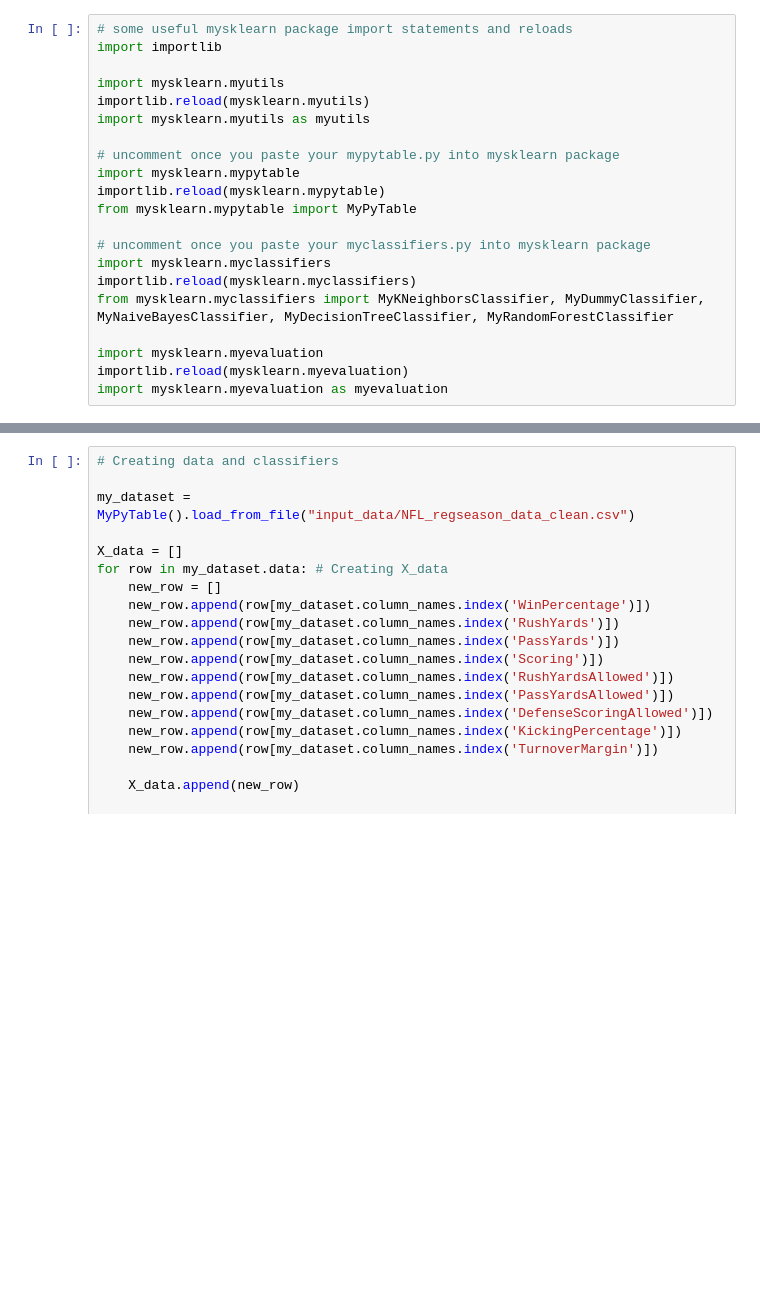
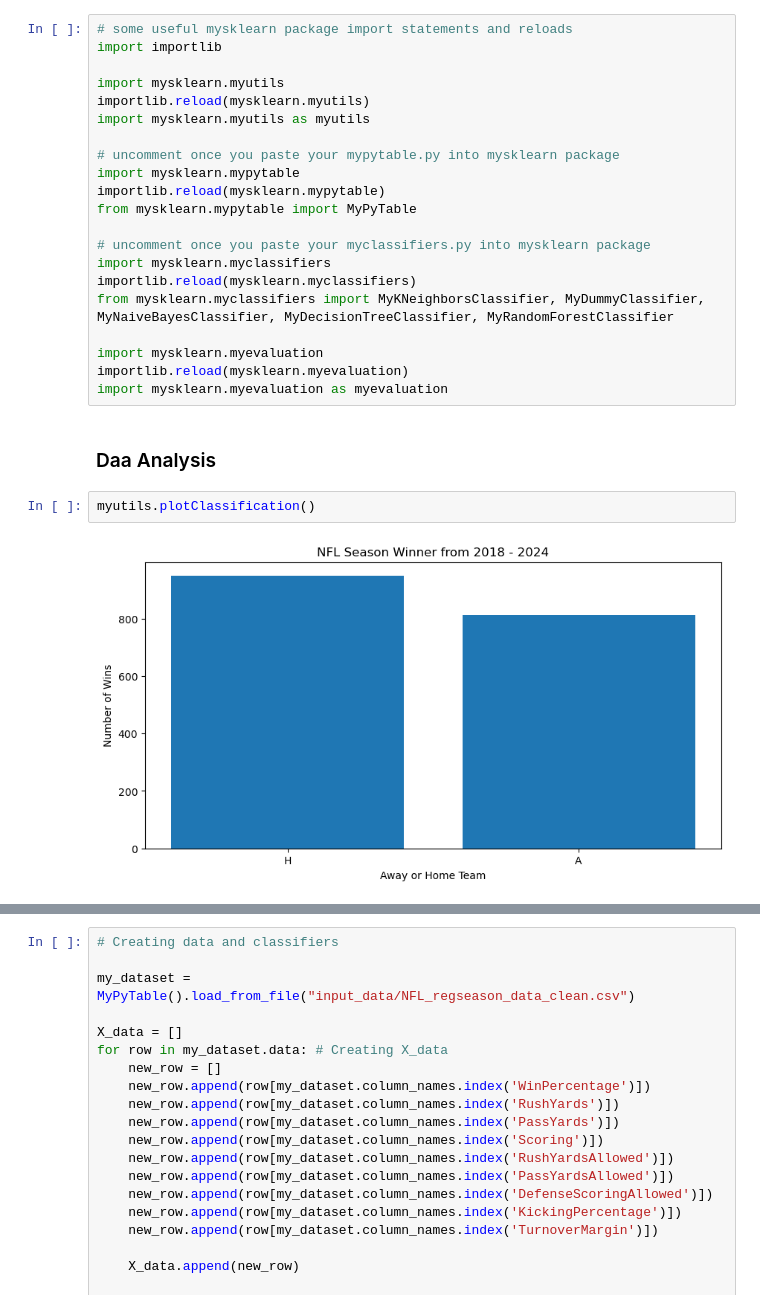
Before and after one commit to cwyman19/CPSC322-FinalProject, a Jupyter notebook: Classifier-Evaluation.ipynb, the cells around one changed output, grey strips where cells are left out. Saved outputs shown, nothing was run; the diff lists cells and outputs as text; blank space fills up the shorter version.

```diff
--- a/Classifier-Evaluation.ipynb
+++ b/Classifier-Evaluation.ipynb
@@ -23,3 +26,9 @@ from mysklearn.myclassifiers import MyKNeighborsClassifier, MyDummyClassifier, M
 import mysklearn.myevaluation
 importlib.reload(mysklearn.myevaluation)
 import mysklearn.myevaluation as myevaluation
+# %% [markdown]
+### Daa Analysis
+# %%
+myutils.plotClassification()
+# %% [output]
+[figure, added]
```
Also changed, not shown: parts of 11 cells of this notebook, 3 other files.
